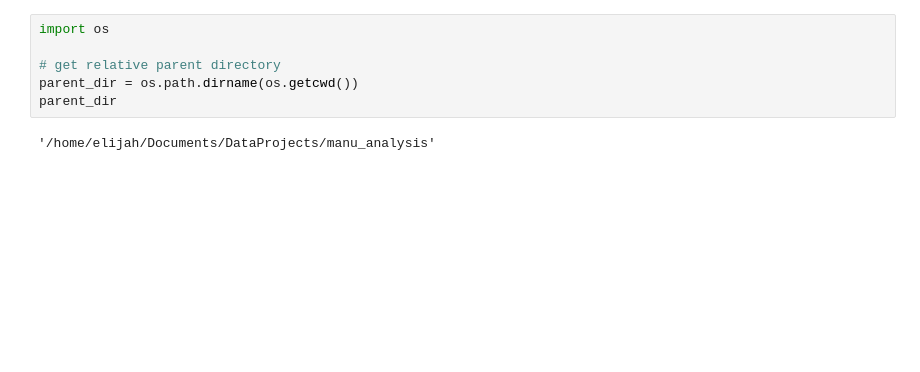
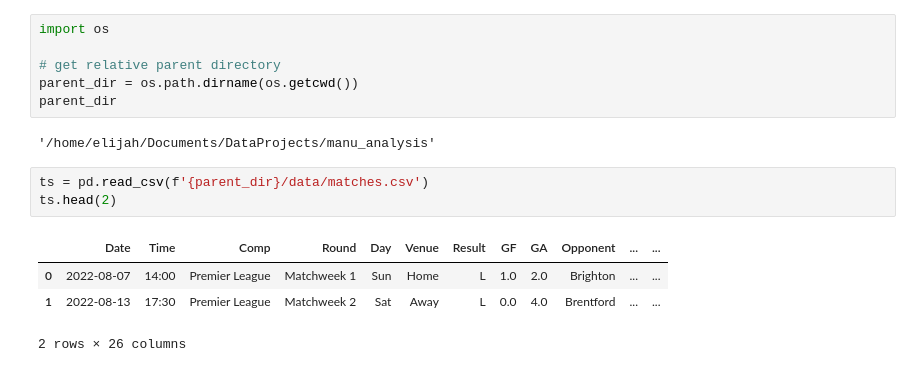
Before and after one commit to ElijahWandimi/ManchesterUnitedHistoryAnalysis, a Jupyter notebook: data_collection/web_scraping.ipynb, the cells around one changed output. Cells and saved outputs as stored; diff of their text form; blank space fills up the shorter version.

```diff
--- a/data_collection/web_scraping.ipynb
+++ b/data_collection/web_scraping.ipynb
@@ -144,3 +144,11 @@ parent_dir = os.path.dirname(os.getcwd())
 parent_dir
 # %% [output]
 '/home/elijah/Documents/DataProjects/manu_analysis'
+# %%
+ts = pd.read_csv(f'{parent_dir}/data/matches.csv')
+ts.head(2)
+# %% [output]
+|  | Date | Time | Comp | Round | Day | Venue | Result | GF | GA | Opponent | ... | ... |
+| 0 | 2022-08-07 | 14:00 | Premier League | Matchweek 1 | Sun | Home | L | 1.0 | 2.0 | Brighton | ... | ... |
+| 1 | 2022-08-13 | 17:30 | Premier League | Matchweek 2 | Sat | Away | L | 0.0 | 4.0 | Brentford | ... | ... |
+2 rows × 26 columns
```
Also changed, not shown: parts of 4 cells of this notebook, 2 other files.
